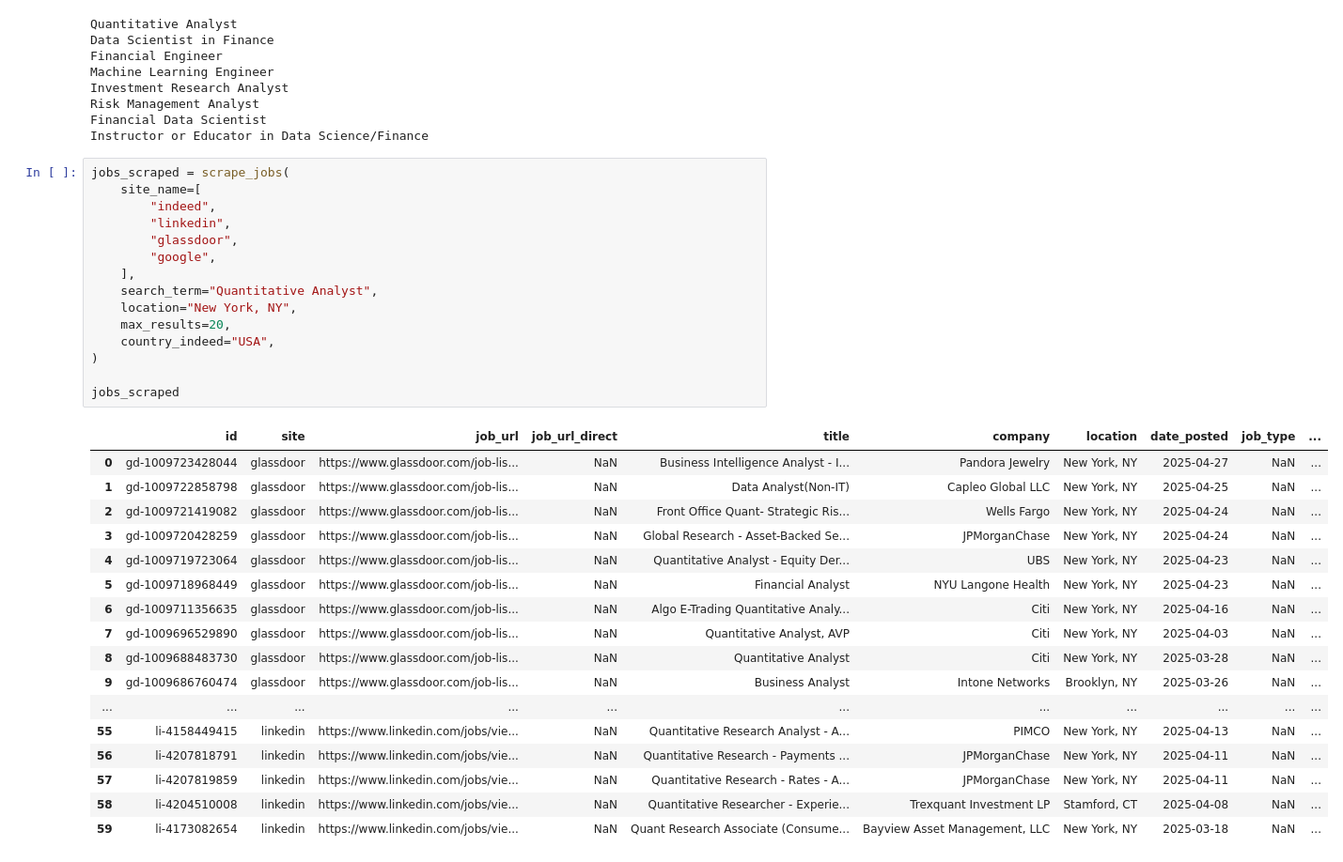
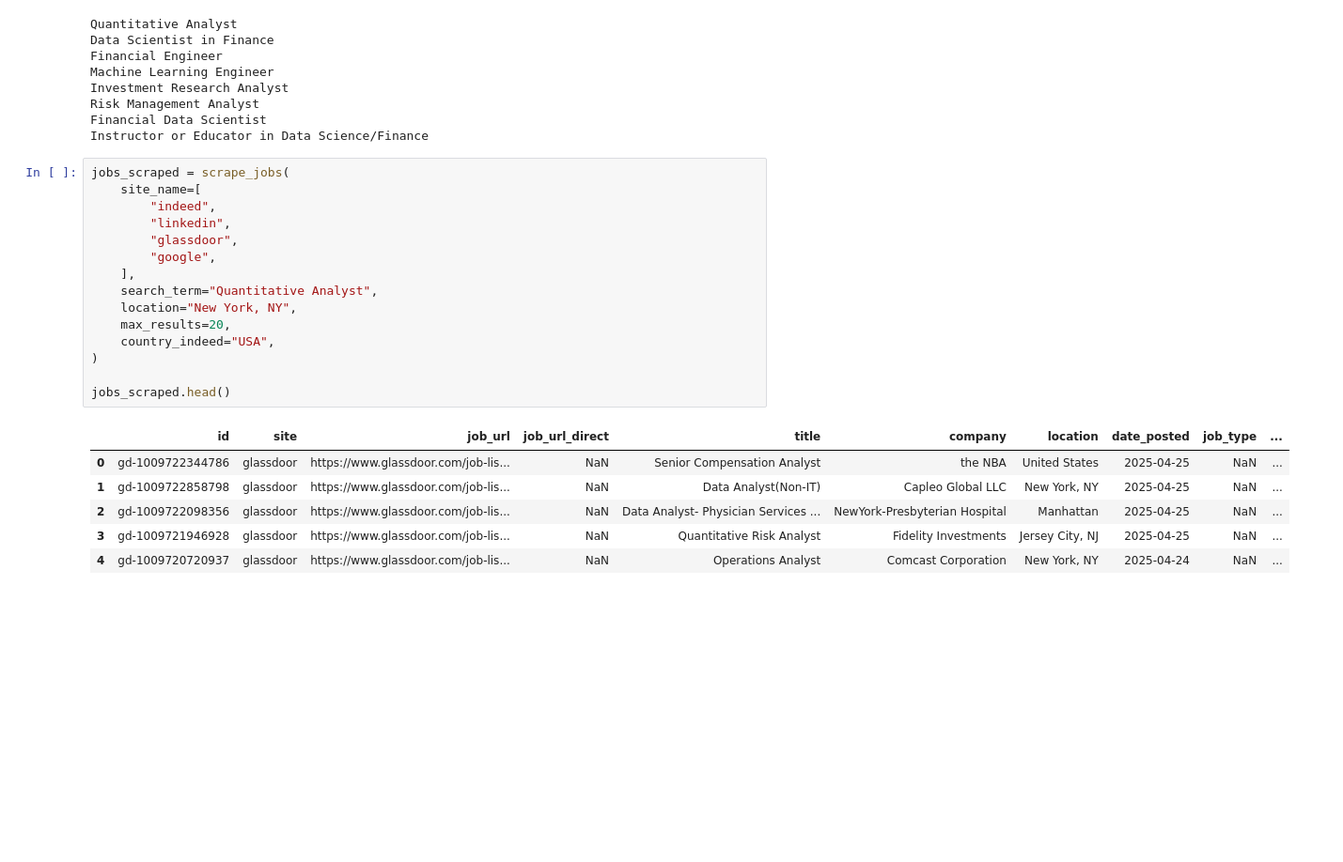
Before and after one commit to KidQuant/FA690MiniProject-CreativityOlympics, a Jupyter notebook: AI-Resume-Analyzer.ipynb, the cells around one changed output. Shown at 94% size. Drawn from its saved outputs; the diff is of its cells as text; blank space fills up the shorter version.

Commit message:
updates for app.py and AI Analyzer Demo

```diff
--- a/AI-Resume-Analyzer.ipynb
+++ b/AI-Resume-Analyzer.ipynb
@@ -195,33 +196,22 @@ Instructor or Educator in Data Science/Finance
 # %%
 jobs_scraped = scrape_jobs(
     site_name=[
         "indeed",
         "linkedin",
         "glassdoor",
         "google",
     ],
     search_term="Quantitative Analyst",
     location="New York, NY",
     max_results=20,
     country_indeed="USA",
 )
 
-jobs_scraped
+jobs_scraped.head()
 # %% [output]
 |  | id | site | job_url | job_url_direct | title | company | location | date_posted | job_type | ... |
-| 0 | gd-1009723428044 | glassdoor | https://www.glassdoor.com/job-lis... | NaN | Business Intelligence Analyst - I... | Pandora Jewelry | New York, NY | 2025-04-27 | NaN | ... |
+| 0 | gd-1009722344786 | glassdoor | https://www.glassdoor.com/job-lis... | NaN | Senior Compensation Analyst | the NBA | United States | 2025-04-25 | NaN | ... |
 | 1 | gd-1009722858798 | glassdoor | https://www.glassdoor.com/job-lis... | NaN | Data Analyst(Non-IT) | Capleo Global LLC | New York, NY | 2025-04-25 | NaN | ... |
-| 2 | gd-1009721419082 | glassdoor | https://www.glassdoor.com/job-lis... | NaN | Front Office Quant- Strategic Ris... | Wells Fargo | New York, NY | 2025-04-24 | NaN | ... |
-| 3 | gd-1009720428259 | glassdoor | https://www.glassdoor.com/job-lis... | NaN | Global Research - Asset-Backed Se... | JPMorganChase | New York, NY | 2025-04-24 | NaN | ... |
-| 4 | gd-1009719723064 | glassdoor | https://www.glassdoor.com/job-lis... | NaN | Quantitative Analyst - Equity Der... | UBS | New York, NY | 2025-04-23 | NaN | ... |
-| 5 | gd-1009718968449 | glassdoor | https://www.glassdoor.com/job-lis... | NaN | Financial Analyst | NYU Langone Health | New York, NY | 2025-04-23 | NaN | ... |
-| 6 | gd-1009711356635 | glassdoor | https://www.glassdoor.com/job-lis... | NaN | Algo E-Trading Quantitative Analy... | Citi | New York, NY | 2025-04-16 | NaN | ... |
-| 7 | gd-1009696529890 | glassdoor | https://www.glassdoor.com/job-lis... | NaN | Quantitative Analyst, AVP | Citi | New York, NY | 2025-04-03 | NaN | ... |
-| 8 | gd-1009688483730 | glassdoor | https://www.glassdoor.com/job-lis... | NaN | Quantitative Analyst | Citi | New York, NY | 2025-03-28 | NaN | ... |
-| 9 | gd-1009686760474 | glassdoor | https://www.glassdoor.com/job-lis... | NaN | Business Analyst | Intone Networks | Brooklyn, NY | 2025-03-26 | NaN | ... |
-| ... | ... | ... | ... | ... | ... | ... | ... | ... | ... | ... |
-| 55 | li-4158449415 | linkedin | https://www.linkedin.com/jobs/vie... | NaN | Quantitative Research Analyst - A... | PIMCO | New York, NY | 2025-04-13 | NaN | ... |
-| 56 | li-4207818791 | linkedin | https://www.linkedin.com/jobs/vie... | NaN | Quantitative Research - Payments ... | JPMorganChase | New York, NY | 2025-04-11 | NaN | ... |
-| 57 | li-4207819859 | linkedin | https://www.linkedin.com/jobs/vie... | NaN | Quantitative Research - Rates - A... | JPMorganChase | New York, NY | 2025-04-11 | NaN | ... |
-| 58 | li-4204510008 | linkedin | https://www.linkedin.com/jobs/vie... | NaN | Quantitative Researcher - Experie... | Trexquant Investment LP | Stamford, CT | 2025-04-08 | NaN | ... |
-| 59 | li-4173082654 | linkedin | https://www.linkedin.com/jobs/vie... | NaN | Quant Research Associate (Consume... | Bayview Asset Management, LLC | New York, NY | 2025-03-18 | NaN | ... |
+| 2 | gd-1009722098356 | glassdoor | https://www.glassdoor.com/job-lis... | NaN | Data Analyst- Physician Services ... | NewYork-Presbyterian Hospital | Manhattan | 2025-04-25 | NaN | ... |
+| 3 | gd-1009721946928 | glassdoor | https://www.glassdoor.com/job-lis... | NaN | Quantitative Risk Analyst | Fidelity Investments | Jersey City, NJ | 2025-04-25 | NaN | ... |
+| 4 | gd-1009720720937 | glassdoor | https://www.glassdoor.com/job-lis... | NaN | Operations Analyst | Comcast Corporation | New York, NY | 2025-04-24 | NaN | ... |
```
Also changed, not shown: parts of 2 cells of this notebook, 1 other file.
